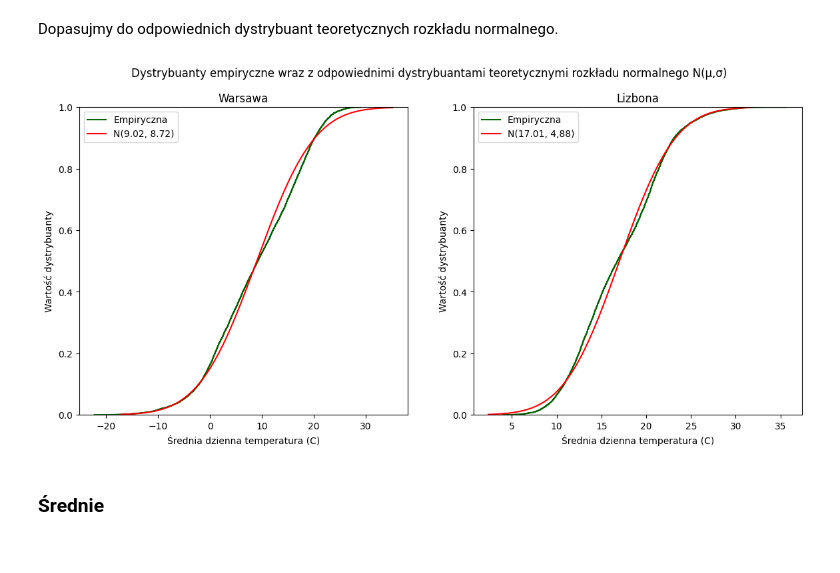
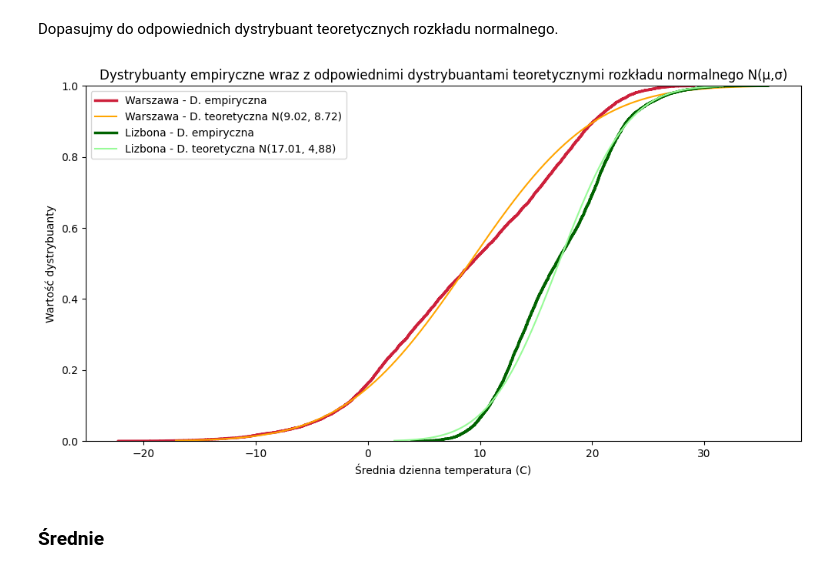
Before and after one commit to mathieuboro/raport, a Jupyter notebook: Raport_!.ipynb, the cells around one changed output. Cells and saved outputs as stored; diff of their text form; code cells hidden in the pictures.

Commit message:
feature: format chart with teoretic cdf of avg temperature

```diff
--- a/Raport_!.ipynb
+++ b/Raport_!.ipynb
@@ -364,28 +364,23 @@ Dopasujmy do odpowiednich dystrybuant teoretycznych rozkładu normalnego.
 # %%
 Normal_CDF_Warsaw = scipy.stats.norm.cdf(x_warsaw, Mean_Warsaw, Std_Warsaw)
 Normal_CDF_Lisbon = scipy.stats.norm.cdf(x_lisbon, Mean_Lisbon, Std_Lisbon)
 
-plt.figure(figsize=(14,6))
-plt.subplot(1, 2, 1)
-sns.ecdfplot(data=warsaw_data.AvgTemperature, label="Empiryczna", c=colors[1])
-plt.plot(x_warsaw, Normal_CDF_Warsaw, label='N(9.02, 8.72)', color='r', linewidth=1.5)
+plt.figure(figsize=(12, 6))
+
+sns.ecdfplot(data=warsaw_data.AvgTemperature, label="Warszawa - D. empiryczna", c=colors[0], linewidth=2.5)
+plt.plot(x_warsaw, Normal_CDF_Warsaw, label='Warszawa - D. teoretyczna N(9.02, 8.72)', color='orange')
+
+sns.ecdfplot(data=lisbon_data.AvgTemperature, label="Lizbona - D. empiryczna", c=colors[1], linewidth=2.5)
+plt.plot(x_lisbon, Normal_CDF_Lisbon, label='Lizbona - D. teoretyczna N(17.01, 4,88)', color='olive')
+
+plt.title("Dystrybuanty empiryczne wraz z odpowiednimi dystrybuantami teoretycznymi rozkładu normalnego N(μ,σ)")
 plt.xlabel('Średnia dzienna temperatura (C)')
 plt.ylabel('Wartość dystrybuanty')
+
 plt.legend()
-plt.title('Warsawa')
-
-plt.subplot(1, 2, 2)
-sns.ecdfplot(data=lisbon_data.AvgTemperature, label="Empiryczna", c=colors[1])
-plt.plot(x_lisbon, Normal_CDF_Lisbon, label='N(17.01, 4,88)', color='r', linewidth=1.5)
-plt.xlabel('Średnia dzienna temperatura (C)')
-plt.ylabel('Wartość dystrybuanty')
-plt.legend()
-plt.title('Lizbona')
-
-plt.suptitle("Dystrybuanty empiryczne wraz z odpowiednimi dystrybuantami teoretycznymi rozkładu normalnego N(μ,σ)")
 plt.show()
 # %% [output]
-[figure, old version]
+[figure, new version]
 # %% [markdown]
 ### Średnie
 # %% [markdown]
```
Also changed, not shown: parts of 1 cell of this notebook.
